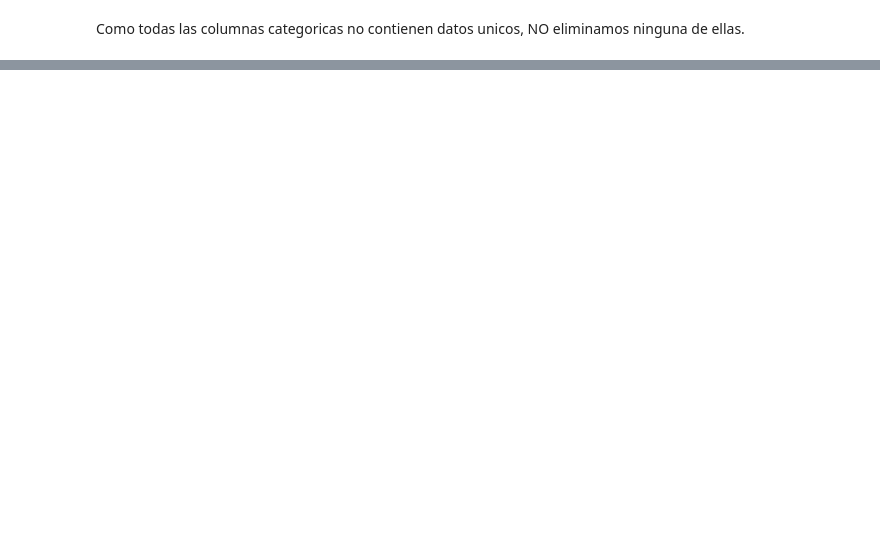
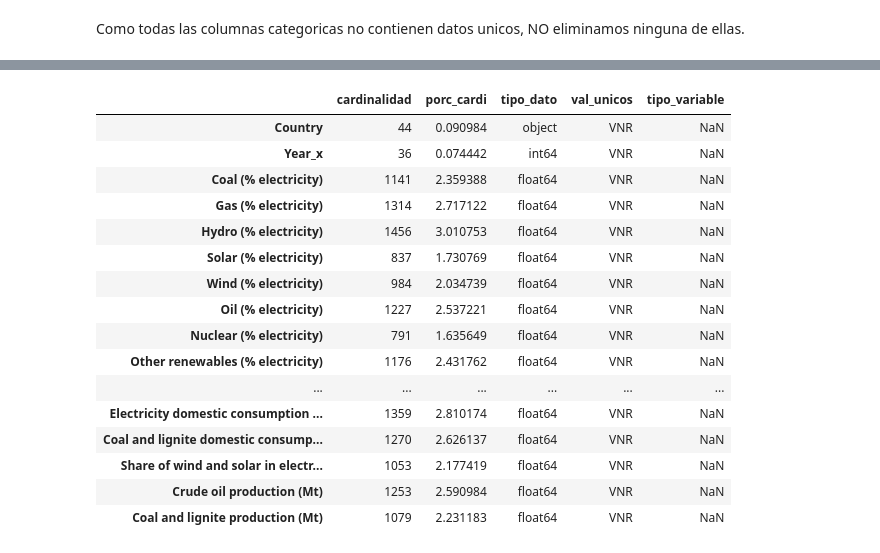
Before and after one commit to LMXCC79/DS_PT_09_2023, a Jupyter notebook: Data_Analysis/EDA/src/Limpieza_Data.ipynb, the cells around one changed output, grey strips where cells are left out. Cells and saved outputs as stored; diff of their text form; code cells hidden in the pictures; blank space fills up the shorter version.

```diff
--- a/Data_Analysis/EDA/src/Limpieza_Data.ipynb
+++ b/Data_Analysis/EDA/src/Limpieza_Data.ipynb
@@ -104,0 +273,4 @@ df.describe(exclude=object).round(2)
+# %%
+# Hacemos la union de los dos datasets
+df_merg = pd.merge(df1, df, on='Country', how='inner')
+df_merg.head()
@@ -104,0 +306,4 @@ df.describe(exclude=object).round(2)
+# %%
+print (f'Tamaño del dataSet antes de elimiar filas: {df_merg.shape}')
+df_merg.drop_duplicates (inplace=True)
+print (f'Tamaño del dataSet despues de elimiar filas: {df_merg.shape}')
@@ -104,0 +344,25 @@ df.describe(exclude=object).round(2)
+# %%
+cardi = pd.DataFrame(columns =['cardinalidad', 'porc_cardi', 'tipo_dato', 'val_unicos', 'tipo_variable'], index= df_merg.columns)
+cardi['cardinalidad'] = [df_merg[col].nunique() for col in df_merg.columns]
+cardi['porc_cardi'] = cardi['cardinalidad']/len(df_merg)*100
+cardi['tipo_dato'] = df_merg.dtypes
+cardi['val_unicos'] = [df_merg[col].nunique() if df_merg[col].nunique()<=15 else 'VNR' for col in df_merg.columns]
+cardi
+# %% [output]
+|  | cardinalidad | porc_cardi | tipo_dato | val_unicos | tipo_variable |
+| Country | 44 | 0.090984 | object | VNR | NaN |
+| Year_x | 36 | 0.074442 | int64 | VNR | NaN |
+| Coal (% electricity) | 1141 | 2.359388 | float64 | VNR | NaN |
+| Gas (% electricity) | 1314 | 2.717122 | float64 | VNR | NaN |
+| Hydro (% electricity) | 1456 | 3.010753 | float64 | VNR | NaN |
+| Solar (% electricity) | 837 | 1.730769 | float64 | VNR | NaN |
+| Wind (% electricity) | 984 | 2.034739 | float64 | VNR | NaN |
+| Oil (% electricity) | 1227 | 2.537221 | float64 | VNR | NaN |
+| Nuclear (% electricity) | 791 | 1.635649 | float64 | VNR | NaN |
+| Other renewables (% electricity) | 1176 | 2.431762 | float64 | VNR | NaN |
+| ... | ... | ... | ... | ... | ... |
+| Electricity domestic consumption ... | 1359 | 2.810174 | float64 | VNR | NaN |
+| Coal and lignite domestic consump... | 1270 | 2.626137 | float64 | VNR | NaN |
+| Share of wind and solar in electr... | 1053 | 2.177419 | float64 | VNR | NaN |
+| Crude oil production (Mt) | 1253 | 2.590984 | float64 | VNR | NaN |
+| Coal and lignite production (Mt) | 1079 | 2.231183 | float64 | VNR | NaN |
```
Also changed, not shown: parts of 47 cells of this notebook.
